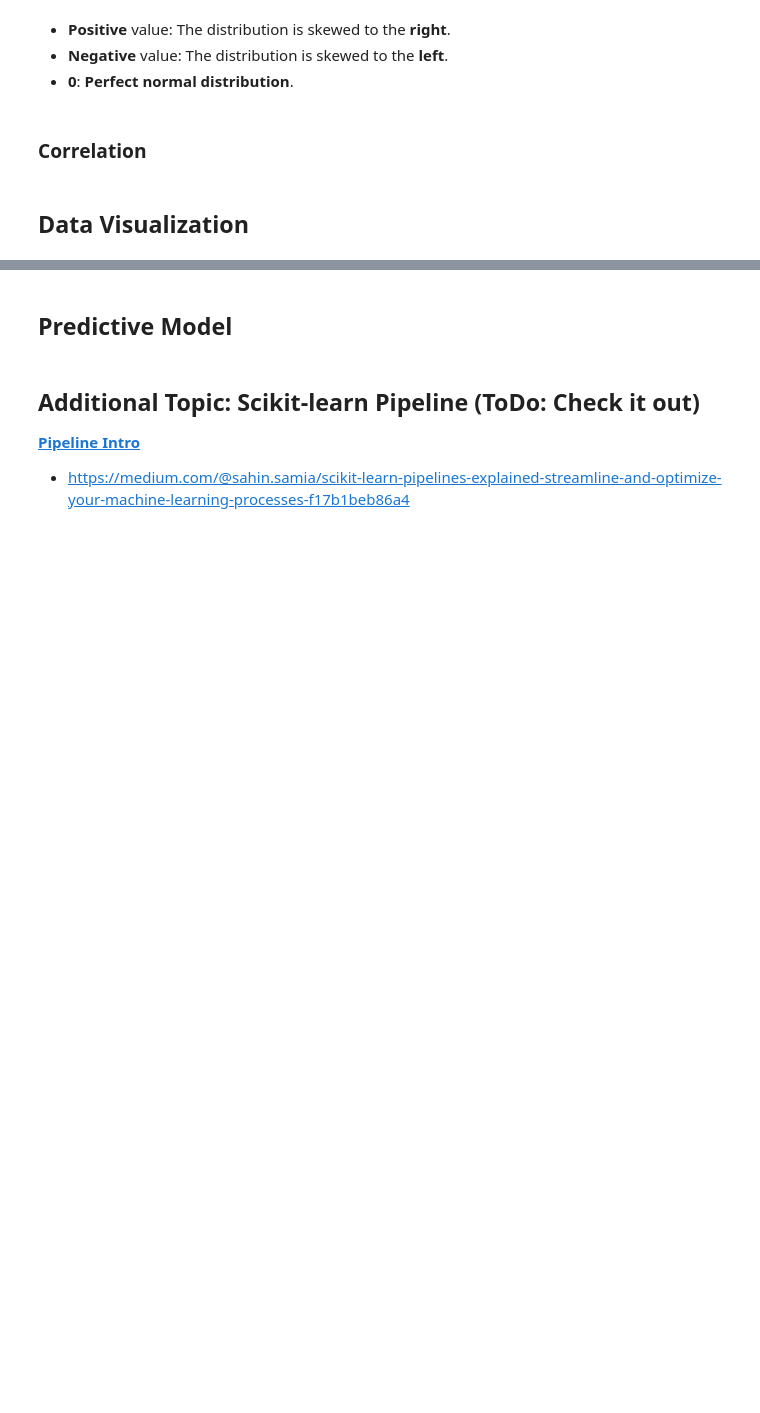
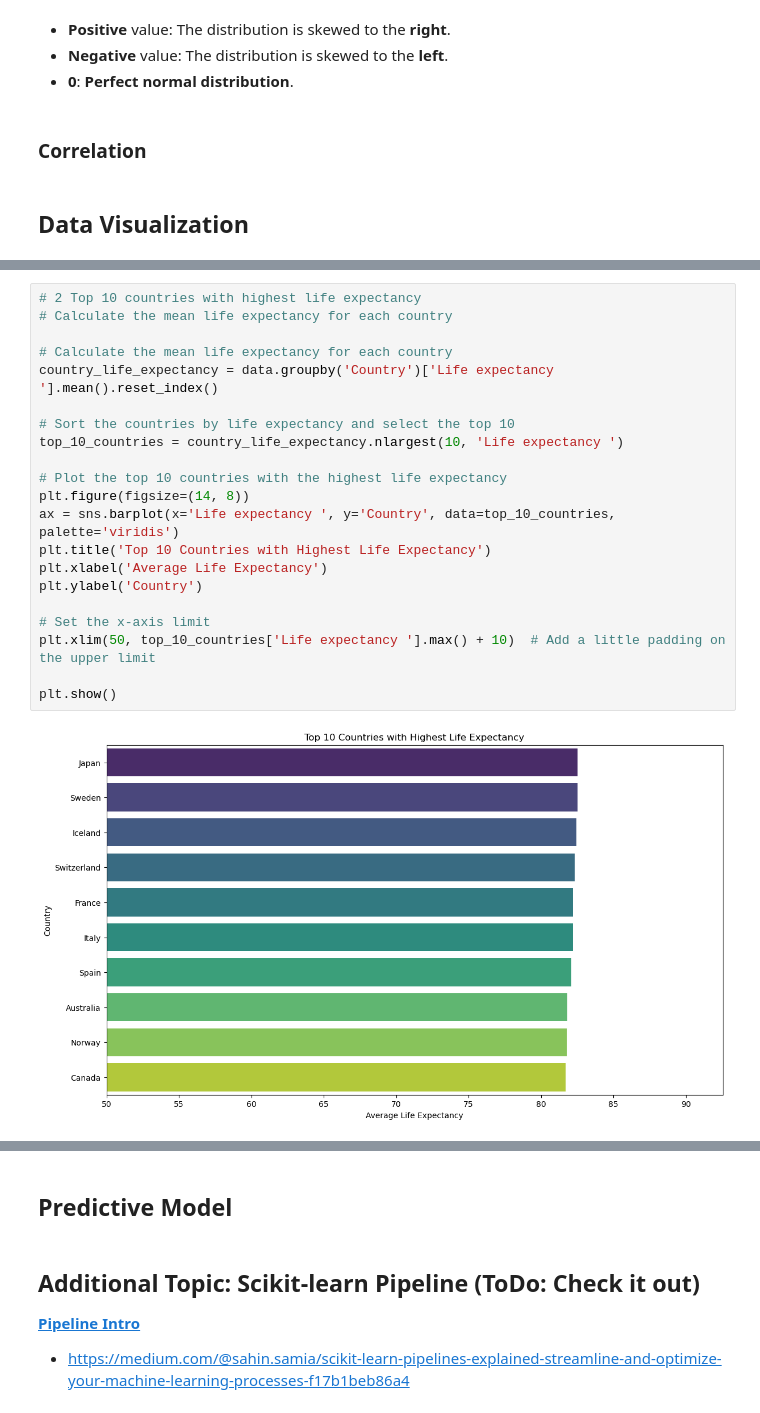
Before and after one commit to GrantCa24/DA_Group6-Final_Project, a Jupyter notebook: Project-Life_Expectancy.ipynb, the cells around one changed output, grey strips where cells are left out. Drawn from its saved outputs; the diff is of its cells as text; blank space fills up the shorter version.

```diff
--- a/Project-Life_Expectancy.ipynb
+++ b/Project-Life_Expectancy.ipynb
@@ -560,0 +571,23 @@ dtype: float64
+# %%
+# 2 Top 10 countries with highest life expectancy
+# Calculate the mean life expectancy for each country
+
+# Calculate the mean life expectancy for each country
+country_life_expectancy = data.groupby('Country')['Life expectancy '].mean().reset_index()
+
+# Sort the countries by life expectancy and select the top 10
+top_10_countries = country_life_expectancy.nlargest(10, 'Life expectancy ')
+
+# Plot the top 10 countries with the highest life expectancy
+plt.figure(figsize=(14, 8))
+ax = sns.barplot(x='Life expectancy ', y='Country', data=top_10_countries, palette='viridis')
+plt.title('Top 10 Countries with Highest Life Expectancy')
+plt.xlabel('Average Life Expectancy')
+plt.ylabel('Country')
+
+# Set the x-axis limit
+plt.xlim(50, top_10_countries['Life expectancy '].max() + 10)  # Add a little padding on the upper limit
+
+plt.show()
+# %% [output]
+[figure, added]
```
Also changed, not shown: parts of 5 cells of this notebook.
